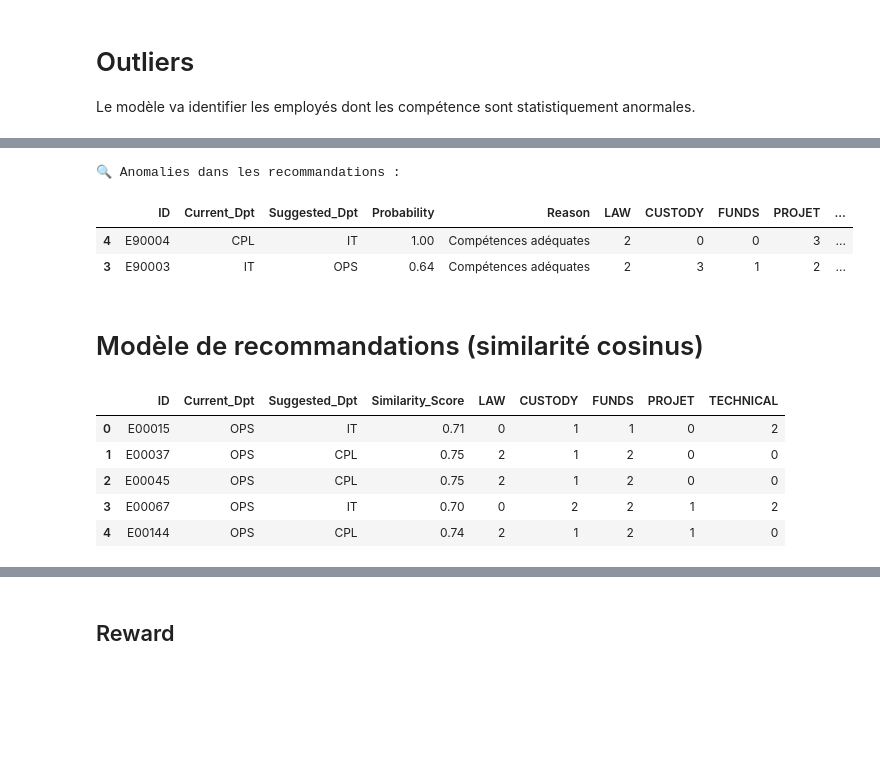
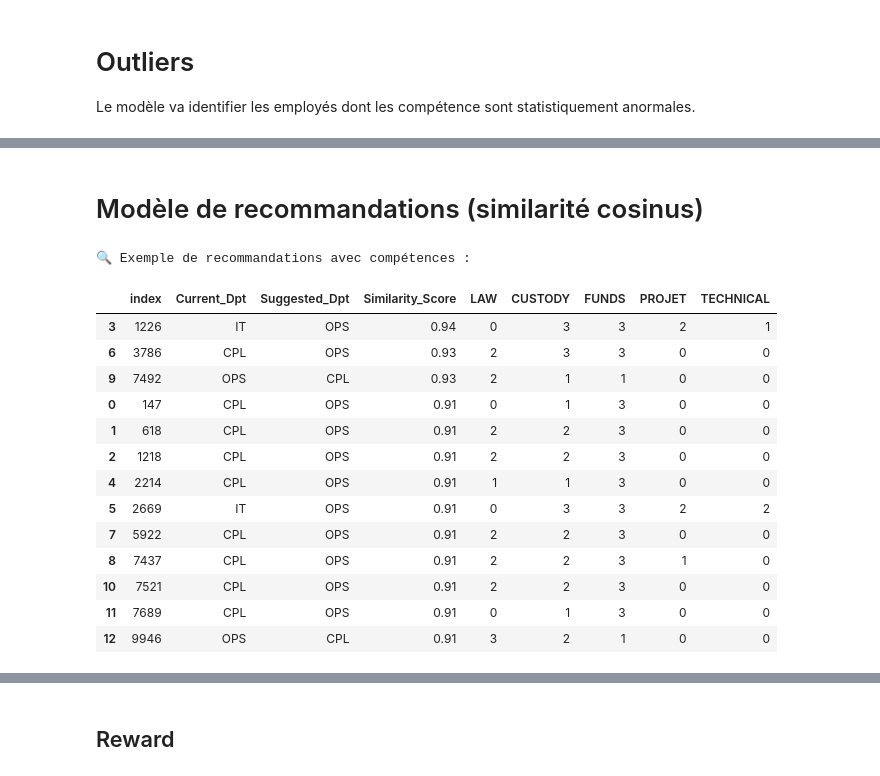
Before and after one commit to levmanuel/HR-Data, a Jupyter notebook: HR.ipynb, the cells around one changed output, grey strips where cells are left out. Drawn from its saved outputs; the diff is of its cells as text; code cells hidden in the pictures; blank space fills up the shorter version.

```diff
--- a/HR.ipynb
+++ b/HR.ipynb
@@ -212,17 +177,15 @@ model = IsolationForest(
     contamination=0.05,
     random_state=42)
 
-# 2. Détection d'anomalies par département
 for dept in departments:
     dept_data = df[df['Dpt'] == dept].copy()
-    X = dept_data[['LAW', 'CUSTODY', 'FUNDS', 'PROJET', 'TECHNICAL']]
+    X = dept_data[skills]
     scaler = StandardScaler()
     X_scaled_temp = scaler.fit_transform(X)
     model.fit(X_scaled_temp)
     dept_data['outlier'] = model.predict(X_scaled_temp)
     outliers = pd.concat([outliers, dept_data[dept_data['outlier'] == -1]])
 
-# 3. Analyse des résultats
-print("📊 Anomalies détectées par département :")
-outliers.groupby('Dpt').size()
+print(f"🔍 Total d'anomalies détectées: {len(outliers)}. Exemples:")
+outliers.sample(5, random_state=42)
 # %% [output]
@@ -264,7 +221,6 @@ predicted_probas = cross_val_predict(model, X, y, method='predict_proba', cv=5)
 
 threshold = 0.5  # Seuil de probabilité pour recommander un transfert
 
-# 3. Recommandation de Transferts (version améliorée avec compétences)
 recommendations = []
 for idx, row in df.iterrows():
     current_dept = row['Dpt']
@@ -280,12 +236,9 @@ for idx, row in df.iterrows():
             if meets_requirements:
                 # Création d'un dictionnaire avec toutes les infos
                 recommendation = {
-                    'ID': row['ID'],
                     'Current_Dpt': current_dept,
                     'Suggested_Dpt': dept,
                     'Probability': round(prob, 2),
-                    'Reason': 'Compétences adéquates',
-                    # Ajout des compétences
                     'LAW': row['LAW'],
                     'CUSTODY': row['CUSTODY'],
                     'FUNDS': row['FUNDS'],
@@ -311,12 +271,2 @@ rec_df
-# %%
-# Vérification des anomalies
-anomaly_ids = ['E90001', 'E90002', 'E90003', 'E90004', 'E90005']
-print("\n🔍 Anomalies dans les recommandations :")
-rec_df[rec_df['ID'].isin(anomaly_ids)]
-# %% [output]
-🔍 Anomalies dans les recommandations :
-|  | ID | Current_Dpt | Suggested_Dpt | Probability | Reason | LAW | CUSTODY | FUNDS | PROJET | ... |
-| 4 | E90004 | CPL | IT | 1.00 | Compétences adéquates | 2 | 0 | 0 | 3 | ... |
-| 3 | E90003 | IT | OPS | 0.64 | Compétences adéquates | 2 | 3 | 1 | 2 | ... |
 # %% [markdown]
 # Modèle de recommandations (similarité cosinus)
@@ -340,28 +273,57 @@ similarity_df = pd.DataFrame(
 # %%
+# Calculer le profil moyen de compétences par département
+dept_profiles = df.groupby('Dpt')[skills].mean().reset_index()
+
+# Créer une matrice des compétences des employés
+employee_skills = df[skills].values
+
+# Créer une matrice des profils départementaux
+dept_skills = dept_profiles[skills].values
+
+# Calculer la similarité cosinus entre chaque employé et chaque département
+similarity_matrix = cosine_similarity(employee_skills, dept_skills)
+
+# Convertir en DataFrame en conservant l'index original de df
+similarity_df = pd.DataFrame(
+    similarity_matrix,
+    columns=dept_profiles['Dpt'],
+    index=df.index)
+
 recommendations = []
-threshold = 0.7  # Seuil de similarité minimal
+threshold = 0.9  # Seuil de similarité minimal
 
-for idx, row in similarity_df.iterrows():
-    current_dept = df.loc[df['ID'] == idx, 'Dpt'].values[0]
+for idx in df.index:
+    row = similarity_df.loc[idx]
+    current_dept = df.loc[idx, 'Dpt']
     sorted_depts = row.sort_values(ascending=False).index
 
     for dept in sorted_depts:
         if dept != current_dept and row[dept] > threshold:
             recommendations.append({
-                'ID': idx,
+                'index': idx,
                 'Current_Dpt': current_dept,
                 'Suggested_Dpt': dept,
                 'Similarity_Score': round(row[dept], 2),
-                **df[df['ID'] == idx][skills].iloc[0].to_dict()
+                **df.loc[idx, skills].to_dict()
             })
             break  # On garde seulement la meilleure recommandation
 
-rec_df_cos = pd.DataFrame(recommendations)
-rec_df_cos.head()
+rec_df_cos = pd.DataFrame(recommendations).sort_values('Similarity_Score', ascending=False)
+print("🔍 Exemple de recommandations avec compétences :")
+rec_df_cos
 # %% [output]
+🔍 Exemple de recommandations avec compétences :
-|  | ID | Current_Dpt | Suggested_Dpt | Similarity_Score | LAW | CUSTODY | FUNDS | PROJET | TECHNICAL |
-| 0 | E00015 | OPS | IT | 0.71 | 0 | 1 | 1 | 0 | 2 |
-| 1 | E00037 | OPS | CPL | 0.75 | 2 | 1 | 2 | 0 | 0 |
-| 2 | E00045 | OPS | CPL | 0.75 | 2 | 1 | 2 | 0 | 0 |
-| 3 | E00067 | OPS | IT | 0.70 | 0 | 2 | 2 | 1 | 2 |
-| 4 | E00144 | OPS | CPL | 0.74 | 2 | 1 | 2 | 1 | 0 |
+|  | index | Current_Dpt | Suggested_Dpt | Similarity_Score | LAW | CUSTODY | FUNDS | PROJET | TECHNICAL |
+| 3 | 1226 | IT | OPS | 0.94 | 0 | 3 | 3 | 2 | 1 |
+| 6 | 3786 | CPL | OPS | 0.93 | 2 | 3 | 3 | 0 | 0 |
+| 9 | 7492 | OPS | CPL | 0.93 | 2 | 1 | 1 | 0 | 0 |
+| 0 | 147 | CPL | OPS | 0.91 | 0 | 1 | 3 | 0 | 0 |
+| 1 | 618 | CPL | OPS | 0.91 | 2 | 2 | 3 | 0 | 0 |
+| 2 | 1218 | CPL | OPS | 0.91 | 2 | 2 | 3 | 0 | 0 |
+| 4 | 2214 | CPL | OPS | 0.91 | 1 | 1 | 3 | 0 | 0 |
+| 5 | 2669 | IT | OPS | 0.91 | 0 | 3 | 3 | 2 | 2 |
+| 7 | 5922 | CPL | OPS | 0.91 | 2 | 2 | 3 | 0 | 0 |
+| 8 | 7437 | CPL | OPS | 0.91 | 2 | 2 | 3 | 1 | 0 |
+| 10 | 7521 | CPL | OPS | 0.91 | 2 | 2 | 3 | 0 | 0 |
+| 11 | 7689 | CPL | OPS | 0.91 | 0 | 1 | 3 | 0 | 0 |
+| 12 | 9946 | OPS | CPL | 0.91 | 3 | 2 | 1 | 0 | 0 |
```
Also changed, not shown: parts of 26 cells of this notebook.
